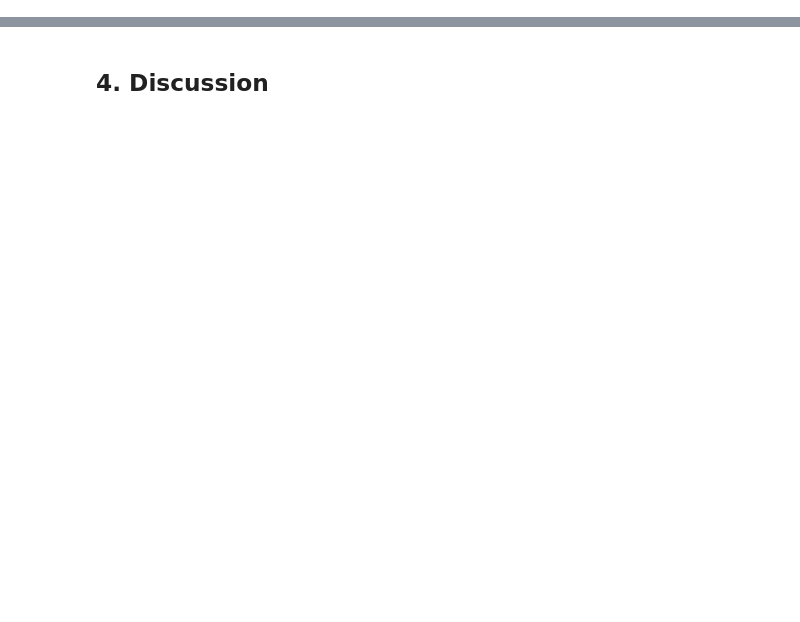
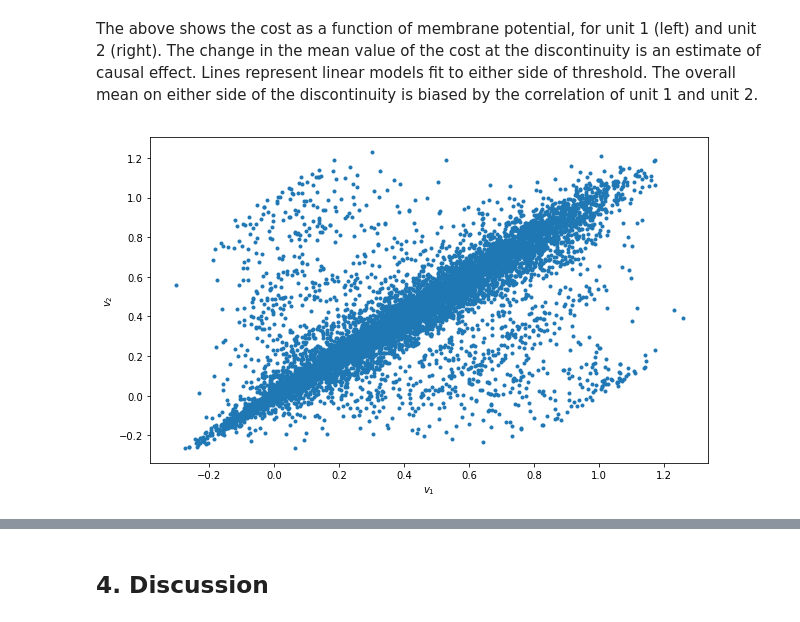
Before and after one commit to benlansdell/rdd, a Jupyter notebook: rdd.ipynb, the cells around one changed output, grey strips where cells are left out. Saved outputs shown, nothing was run; the diff lists cells and outputs as text; code cells hidden in the pictures; blank space fills up the shorter version.

```diff
--- a/rdd.ipynb
+++ b/rdd.ipynb
@@ -299,0 +338,10 @@ plt.plot(v[0,:], C, '.', v[1,:], C,'.')
+# %% [markdown]
+The above shows the cost as a function of membrane potential, for unit 1 (left) and unit 2 (right). The change in the mean value of the cost at the discontinuity is an estimate of causal effect. Lines represent linear models fit to either side of threshold. The overall mean on either side of the discontinuity is biased by the correlation of unit 1 and unit 2.
+# %%
+#Relation between v1 and v2
+fig, ax1 = plt.subplots(1,1)
+ax1.plot(v[0,:], v[1,:], '.');
+plt.xlabel('$v_1$')
+plt.ylabel('$v_2$');
+# %% [output]
+[figure, added]
```
Also changed, not shown: parts of 21 cells of this notebook.
